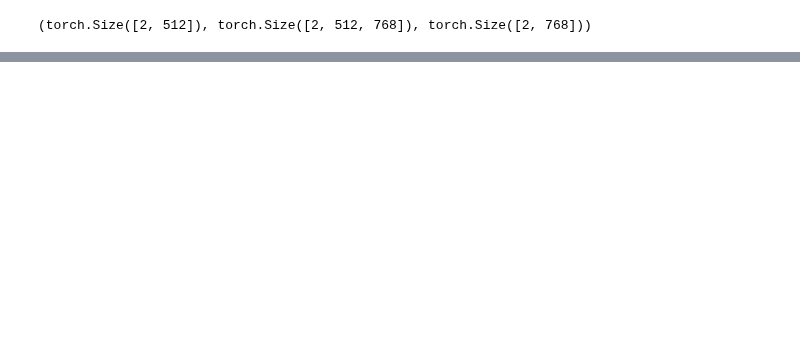
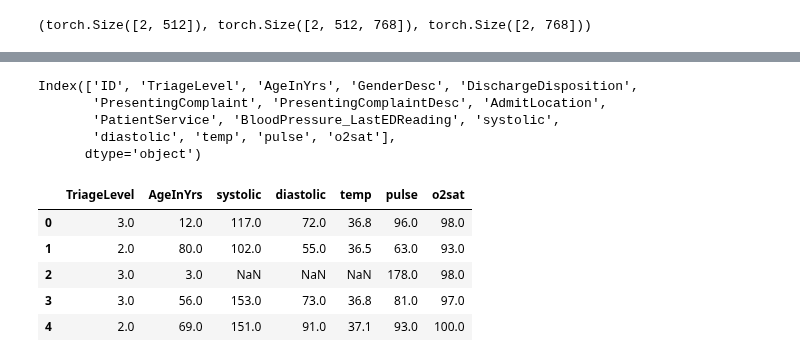
Before and after one commit to Jaskolk/ed-triage, a Jupyter notebook: BERT_JJ_real_data.ipynb, the cells around one changed output, grey strips where cells are left out. Drawn from its saved outputs; the diff is of its cells as text; code cells hidden in the pictures; blank space fills up the shorter version.

```diff
--- a/BERT_JJ_real_data.ipynb
+++ b/BERT_JJ_real_data.ipynb
@@ -365,0 +423,8 @@ RuntimeError: size mismatch, m1: [2 x 768], m2: [1536 x 1] at /pytorch/aten/src/
+# %%
+df3.columns
+# %% [output]
+Index(['ID', 'TriageLevel', 'AgeInYrs', 'GenderDesc', 'DischargeDisposition',
+       'PresentingComplaint', 'PresentingComplaintDesc', 'AdmitLocation',
+       'PatientService', 'BloodPressure_LastEDReading', 'systolic',
+       'diastolic', 'temp', 'pulse', 'o2sat'],
+      dtype='object')
@@ -365,0 +434,9 @@ RuntimeError: size mismatch, m1: [2 x 768], m2: [1536 x 1] at /pytorch/aten/src/
+# %%
+df3.head()
+# %% [output]
+|  | TriageLevel | AgeInYrs | systolic | diastolic | temp | pulse | o2sat |
+| 0 | 3.0 | 12.0 | 117.0 | 72.0 | 36.8 | 96.0 | 98.0 |
+| 1 | 2.0 | 80.0 | 102.0 | 55.0 | 36.5 | 63.0 | 93.0 |
+| 2 | 3.0 | 3.0 | NaN | NaN | NaN | 178.0 | 98.0 |
+| 3 | 3.0 | 56.0 | 153.0 | 73.0 | 36.8 | 81.0 | 97.0 |
+| 4 | 2.0 | 69.0 | 151.0 | 91.0 | 37.1 | 93.0 | 100.0 |
```
Also changed, not shown: parts of 39 cells of this notebook.
